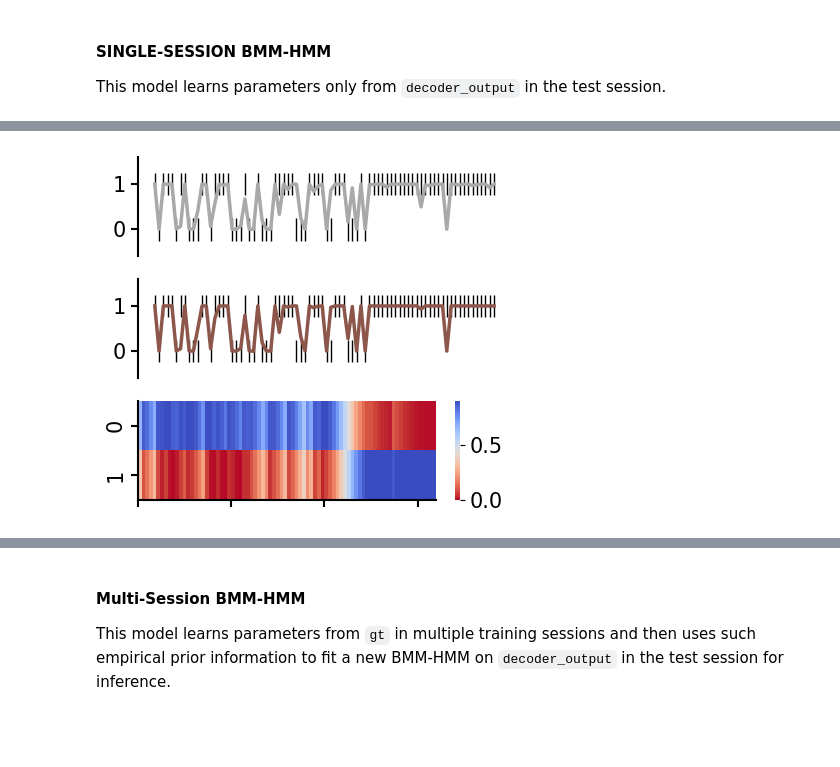
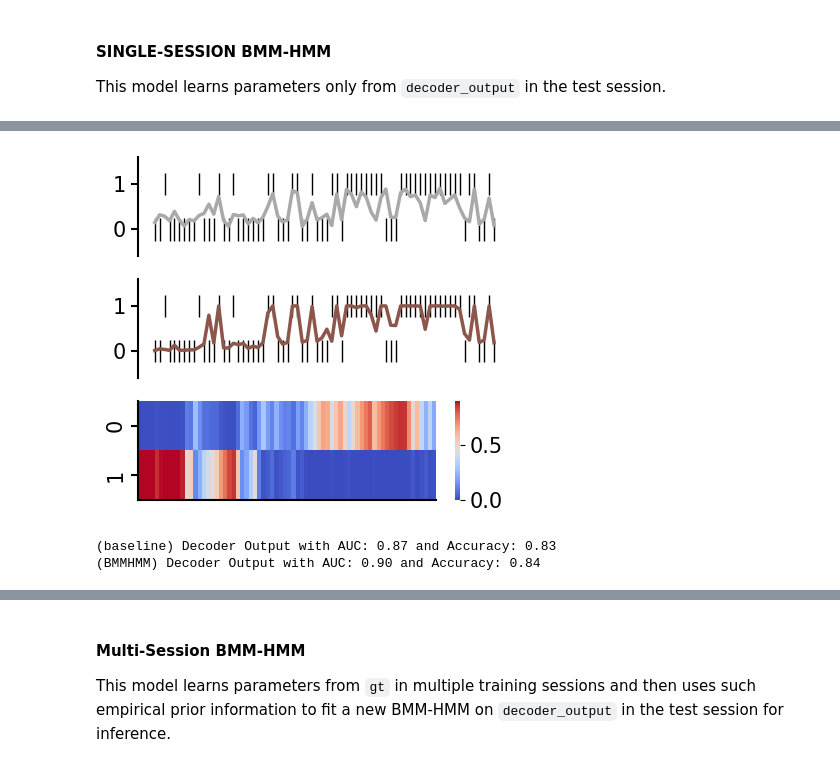
Before and after one commit to yzhang511/neural_decoding, a Jupyter notebook: notebooks/BMM-HMM-example.ipynb, the cells around one changed output, grey strips where cells are left out. Drawn from its saved outputs; the diff is of its cells as text; code cells hidden in the pictures; blank space fills up the shorter version.

```diff
--- a/notebooks/BMM-HMM-example.ipynb
+++ b/notebooks/BMM-HMM-example.ipynb
@@ -72,8 +93,0 @@ Apply BMM-HMM to improve decoder outputs from region all and session 1052533639.
-# %%
-sorted_idx = [96, 61, 34, 83, 49, 44, 80, 50, 0, 41, 60, 25, 27, 57, 99, 63, 36, 2, 16, 67,
-35, 13, 53, 85, 91, 48, 19, 5, 15, 38, 32, 28, 43, 74, 73, 95, 23, 87, 6, 8,
-92, 45, 10, 82, 46, 69, 94, 66, 51, 17, 97, 72, 47, 54, 76, 18, 56, 14, 33, 7,
-59, 98, 64, 71, 24, 22, 30, 40, 68, 86, 52, 11, 78, 42, 29, 1, 39, 79, 20, 37,
-4, 26, 58, 12, 31, 9, 89, 55, 3, 84, 77, 81, 65, 75, 70, 93, 90, 21, 88, 62]
-test_gt = test_gt[sorted_idx]
-test_decoder_output = test_decoder_output[sorted_idx]
@@ -80,7 +114,7 @@ test_decoder_output = test_decoder_output[sorted_idx]
 # %%
 # Initialize BMM-HMM
 states = [0, 1, 2]
-init_pi = {0: np.log(0.2), 1:np.log(0.4), 2:np.log(0.4)}
+init_pi = {0: np.log(0.3), 1:np.log(0.3), 2:np.log(0.3)}
 init_a = {
         0: {0: np.log(.9), 1: np.log(.05), 2: np.log(.05)},
         1: {0: np.log(.05), 1: np.log(.9), 2: np.log(.05)},
@@ -90,8 +124,8 @@ init_phi = {
         1: {0: np.log(.9), 1: np.log(.1)},
         2: {0: np.log(.1), 1: np.log(.9)}
          }
-init_beta_a = [2, 1]
-init_beta_b = [1, 2]
+init_beta_a = [snippet_dict[test_pid][-2], 1]
+init_beta_b = [1, snippet_dict[test_pid][-2]]
 
 # Fit BMM-HMM
 bmm_hmm = BMM_HMM(
@@ -156,10 +188,13 @@ Improved decoding AUC (after single-session BMM-HMM):  0.9084668192219679
 # %%
 # Visualization of improved decoder outputs
+
+chunk_start = snippet_dict[test_pid][1]
+chunk_end = snippet_dict[test_pid][2]
 
 fig, axes = plt.subplots(3, 1, figsize=(4.5, 4))
 
 unique_values = np.unique(test_gt)
-event_positions = [np.where(test_gt[20:100] == val)[0] for val in unique_values]
+event_positions = [np.where(test_gt[chunk_start:chunk_end] == val)[0] for val in unique_values]
 
 from matplotlib.colors import LinearSegmentedColormap
 colors = ['cornflowerblue', 'forestgreen', 'darkorange']
@@ -168,9 +203,9 @@ cmap = LinearSegmentedColormap.from_list("blue-green-orange", colors)
 axes[0].eventplot(event_positions, colors='k', lineoffsets=np.arange(len(unique_values)), linelengths=0.5, linewidths=1)
 axes[1].eventplot(event_positions, colors='k', lineoffsets=np.arange(len(unique_values)), linelengths=0.5, linewidths=1)
 
-axes[0].plot(test_decoder_output[20:100], color="darkgrey", linewidth=2.5, label="BMM-HMM")
+axes[0].plot(test_decoder_output[chunk_start:chunk_end], color="darkgrey", linewidth=2.5, label="BMM-HMM")
 
-axes[1].plot(single_sess_probs[20:100], color="tab:brown", linewidth=2.5, label="BMM-HMM")
+axes[1].plot(single_sess_probs[chunk_start:chunk_end], color="tab:brown", linewidth=2.5, label="BMM-HMM")
 
 
 axes[0].set_xticks([])
@@ -180,34 +215,44 @@ axes[0].spines['right'].set_visible(False)
 axes[0].spines['top'].set_visible(False)
 axes[0].spines['bottom'].set_visible(False)
 
 axes[1].spines['right'].set_visible(False)
 axes[1].spines['top'].set_visible(False)
 axes[1].spines['bottom'].set_visible(False)
 
 axes[1].set_xticks([])
 axes[1].set_yticks([])
 
 import seaborn as sns
-sns.heatmap(states[20:100].T[:2], cmap='coolwarm_r', vmin=0, vmax=0.9,
+sns.heatmap(states[chunk_start:chunk_end].T[[1,2]], cmap='coolwarm', vmin=0, vmax=0.9,
             xticklabels=[], yticklabels=[0, 1],
             ax=axes[2], cbar=True)
 
 axes[2].spines['left'].set_visible(True)
 axes[2].spines['bottom'].set_visible(True)
 
-axes[2].set_xticks([0, 25, 50, 75])
+# axes[2].set_xticks([0, 25, 50, 75])
 
 for i in range(2):
     axes[i].set_yticks([0, 1])
 
 for i in range(3):
     for spine in axes[i].spines.values():
         spine.set_linewidth(1.5)
         axes[i].tick_params(axis='x', width=1.5, length=5)
         axes[i].tick_params(axis='y', width=1.5, length=5)
 
 plt.tight_layout()
-plt.savefig('/burg/stats/users/yz4123/neural_decoding/notebooks/figs/gabors_latents_hmm_cbar.png', dpi=400)
+# plt.savefig(f'/burg/stats/users/yz4123/neural_decoding/notebooks/figs/{test_pid}_latents_hmm.png', dpi=400)
 plt.show()
+
+acc = accuracy_score(test_gt[chunk_start:chunk_end], test_decoder_output[chunk_start:chunk_end] > 0.5)
+auc = roc_auc_score(test_gt[chunk_start:chunk_end], test_decoder_output[chunk_start:chunk_end])
+print(f"(baseline) Decoder Output with AUC: {auc:.2f} and Accuracy: {acc:.2f}")
+
+acc = accuracy_score(test_gt[chunk_start:chunk_end], single_sess_probs[chunk_start:chunk_end] > 0.5)
+auc = roc_auc_score(test_gt[chunk_start:chunk_end], single_sess_probs[chunk_start:chunk_end])
+print(f"(BMMHMM) Decoder Output with AUC: {auc:.2f} and Accuracy: {acc:.2f}")
 # %% [output]
-[figure, old version]
+[figure, new version]
+(baseline) Decoder Output with AUC: 0.87 and Accuracy: 0.83
+(BMMHMM) Decoder Output with AUC: 0.90 and Accuracy: 0.84
```
Also changed, not shown: parts of 12 cells of this notebook, 4 other files.
